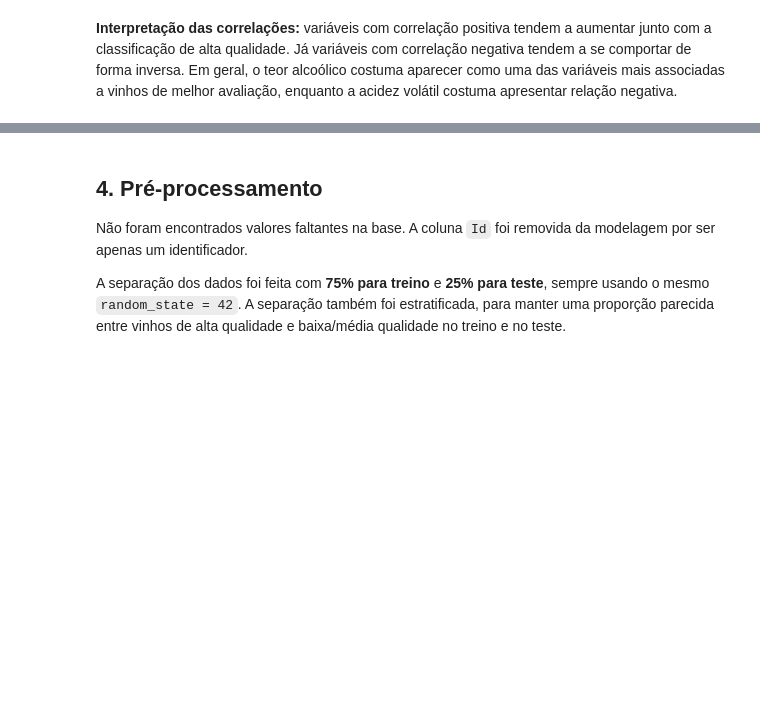
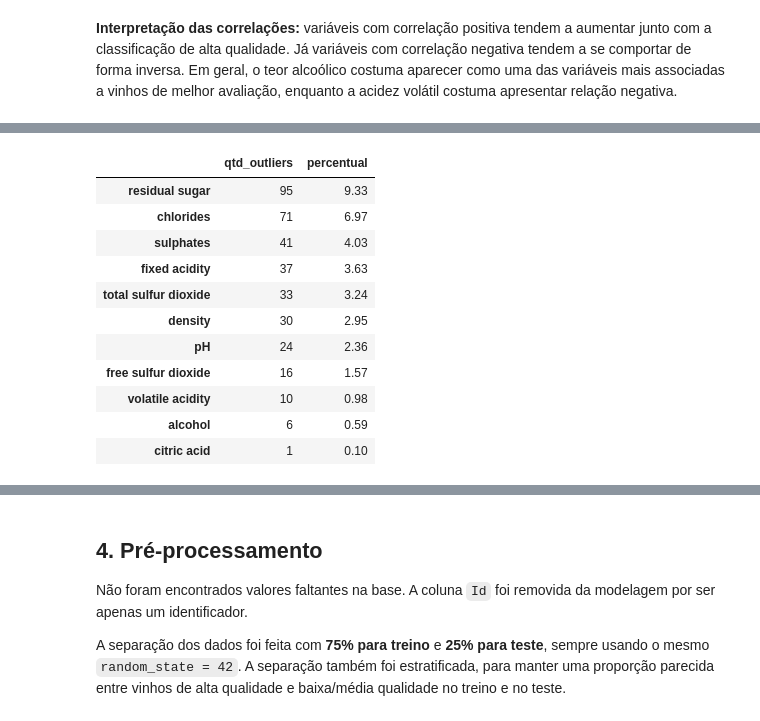
Before and after one commit to joaomottin/TechChallenge-Fase2, a Jupyter notebook: notebooks/analise_wine_quality.ipynb, the cells around one changed output, grey strips where cells are left out. Cells and saved outputs as stored; diff of their text form; code cells hidden in the pictures; blank space fills up the shorter version.

```diff
--- a/notebooks/analise_wine_quality.ipynb
+++ b/notebooks/analise_wine_quality.ipynb
@@ -222,0 +255,29 @@ Name: quality_binary, dtype: float64
+# %%
+outliers_resumo = {}
+
+for col in colunas_numericas:
+    Q1 = df[col].quantile(0.25)
+    Q3 = df[col].quantile(0.75)
+    IQR = Q3 - Q1
+    limite_inf = Q1 - 1.5 * IQR
+    limite_sup = Q3 + 1.5 * IQR
+    n_outliers = df[(df[col] < limite_inf) | (df[col] > limite_sup)].shape[0]
+    outliers_resumo[col] = n_outliers
+
+outliers_df = pd.Series(outliers_resumo, name='qtd_outliers').sort_values(ascending=False)
+outliers_percentual = (outliers_df / len(df) * 100).round(2)
+
+pd.DataFrame({'qtd_outliers': outliers_df, 'percentual': outliers_percentual})
+# %% [output]
+|  | qtd_outliers | percentual |
+| residual sugar | 95 | 9.33 |
+| chlorides | 71 | 6.97 |
+| sulphates | 41 | 4.03 |
+| fixed acidity | 37 | 3.63 |
+| total sulfur dioxide | 33 | 3.24 |
+| density | 30 | 2.95 |
+| pH | 24 | 2.36 |
+| free sulfur dioxide | 16 | 1.57 |
+| volatile acidity | 10 | 0.98 |
+| alcohol | 6 | 0.59 |
+| citric acid | 1 | 0.10 |
```
Also changed, not shown: parts of 6 cells of this notebook, 2 other files.
